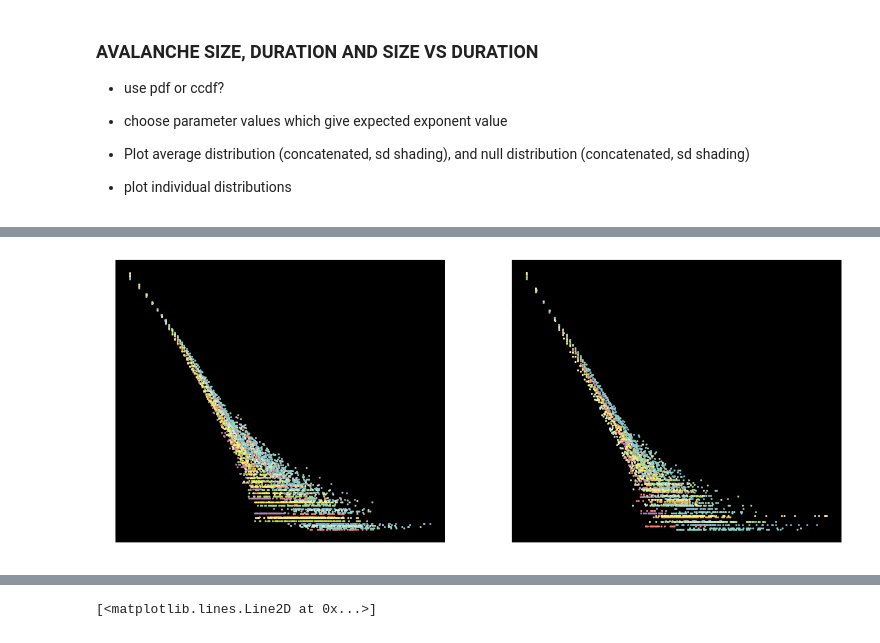
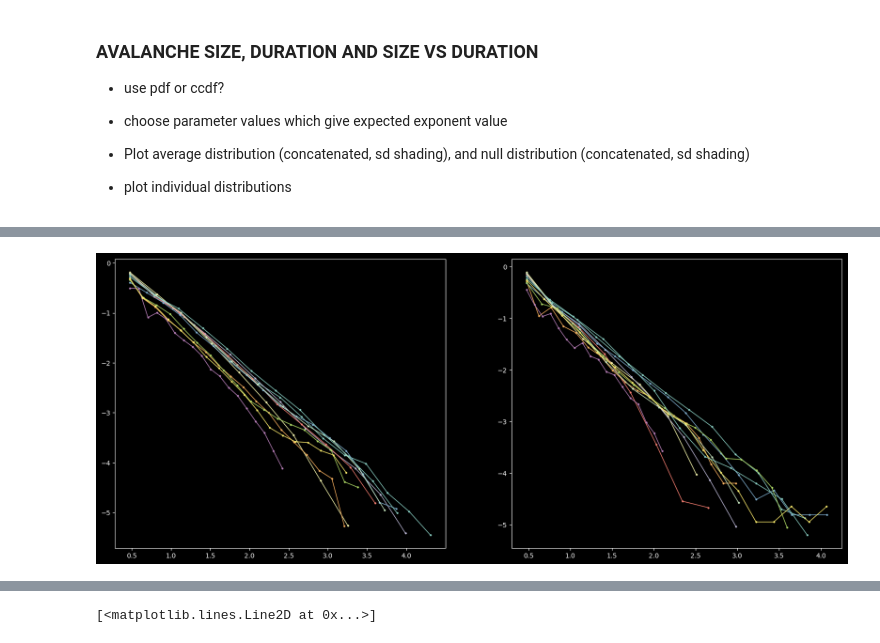
Before and after one commit to dafishcode/suite2p_analysis_py, a Jupyter notebook: avfig2.ipynb, the cells around one changed output, grey strips where cells are left out. Saved outputs shown, nothing was run; the diff lists cells and outputs as text; code cells hidden in the pictures.

```diff
--- a/avfig2.ipynb
+++ b/avfig2.ipynb
@@ -280,0 +390,12 @@ avlist
+# %%
+colors = plt.cm.RdYlGn(np.linspace(0,1,5))
+fig, axarr = plt.subplots(figsize = (20,8))
+for i in range(len(blnli)):
+    avdistcut = np.load(blnli[i])[0]
+    mini = np.min(avdistcut)
+    maxi = np.max(avdistcut)
+    binned=np.logspace(np.log10(mini),np.log10(maxi), 10)
+    hist = np.histogram(avdistcut, bins = binned)
+    xaxis = np.log10(hist[1][:-1])
+    yaxis = np.log10(hist[0]/np.sum(hist[0]))
+    axarr.plot(xaxis[:len(xaxis)-1], yaxis[:len(xaxis)-1], '-o', linewidth = 1, markersize = 2)
@@ -280,0 +420,14 @@ avlist
+# %%
+colors = plt.cm.RdYlGn(np.linspace(0,1,5))
+fig, axarr = plt.subplots(figsize = (12,8))
+for i in range(len(blnli1)):
+    avdistcut = np.load(blnli1[i])[0]
+    mini = np.min(avdistcut)
+    maxi = np.max(avdistcut)
+    binned=np.logspace(np.log10(mini),np.log10(maxi), 1000)
+    hist = np.histogram(avdistcut, bins = binned)
+    xaxis = np.log10(hist[1][:-1])
+    yaxis = np.log10(hist[0]/np.sum(hist[0]))
+    axarr.plot(xaxis[:len(xaxis)-1], yaxis[:len(xaxis)-1], 'o', linewidth = 1, markersize = 2)
+os.chdir(Ffig)
+plt.savefig('powerlaw_0.65bin.png', transparent = True)
@@ -280,0 +436,15 @@ avlist
+# %%
+os.chdir(Fdrop + 'Project/' + experiment)
+f, axarr = plt.subplots(1,3, figsize = (20,8))
+colors = plt.cm.RdYlGn(np.linspace(0,1,5))
+for t in range(0,3):
+    avlist = (blnli2[:10], p5li, p20li)
+    for i in range(len(blnli2[:10])):
+        avdistcut = np.load(avlist[t][i])[0]
+        mini = np.min(avdistcut)
+        maxi = np.max(avdistcut)
+        binned=np.logspace(np.log10(mini),np.log10(maxi), 10)
+        hist = np.histogram(avdistcut, bins = binned)
+        xaxis = np.log10(hist[1][:-1])
+        yaxis = np.log10(hist[0]/np.sum(hist[0]))
+        axarr[t].plot(xaxis[:len(xaxis)-1], yaxis[:len(xaxis)-1], 'o', linewidth = 1, markersize = 2, linestyle = '-' )
@@ -281,17 +453,17 @@ avlist
 # %%
 f, axarr = plt.subplots(1,2, figsize = (20,8), gridspec_kw={'width_ratios': [1, 1]})
 colors = plt.cm.RdYlGn(np.linspace(0,1,5))
 for t in range(0,2):
     avlist = (avli1, avli2)
     for i in range(len(avli1)):
         avdistcut = np.load(avlist[t][i])[0]
         mini = np.min(avdistcut)
         maxi = np.max(avdistcut)
-        binned=np.logspace(np.log10(mini),np.log10(maxi), 1000)
+        binned=np.logspace(np.log10(mini),np.log10(maxi), 20)
         hist = np.histogram(avdistcut, bins = binned)
         xaxis = np.log10(hist[1][:-1])
         yaxis = np.log10(hist[0]/np.sum(hist[0]))
-        axarr[t].plot(xaxis[:len(xaxis)-1], yaxis[:len(xaxis)-1], 'o', linewidth = 1, markersize = 2)
+        axarr[t].plot(xaxis[:len(xaxis)-1], yaxis[:len(xaxis)-1], 'o', linewidth = 1, markersize = 2, linestyle = '-' )
 # %% [output]
-[figure, old version]
+[figure, new version]
 # %%
```
Also changed, not shown: parts of 47 cells of this notebook, 4 other files.
